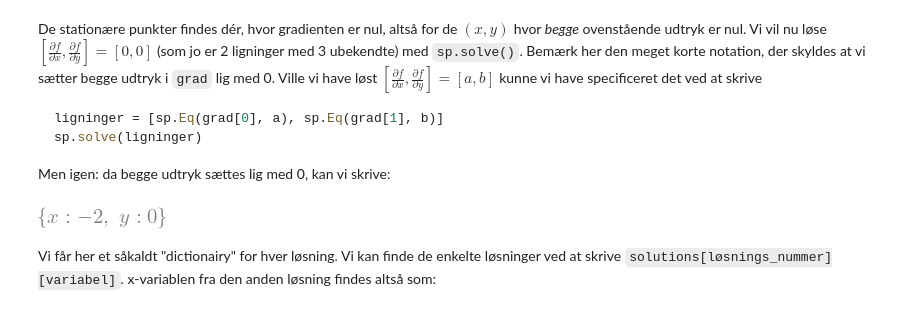
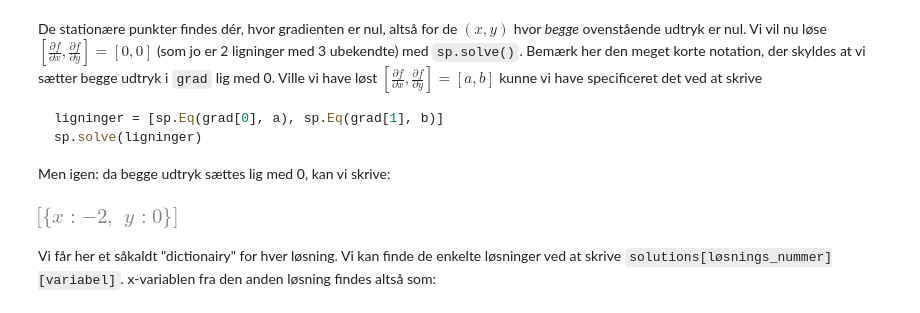
Before and after one commit to Focus9752/LinAlys, a Jupyter notebook: Stationære_punkter_mABC.ipynb, the cells around one changed output. Cells and saved outputs as stored; diff of their text form; code cells hidden in the pictures.

```diff
--- a/Stationære_punkter_mABC.ipynb
+++ b/Stationære_punkter_mABC.ipynb
@@ -36,10 +36,10 @@ Men igen: da begge udtryk sættes lig med 0, kan vi skrive:
 # %%
 sp.init_printing() # Init printing hjælper med at visualisere udtryk, når vi får flere fra en ligning
 
 solutions = sp.solve(grad)
-display(*solutions)
+display(solutions)
 # %% [output]
-[figure, old version]
+[figure, new version]
 # %% [markdown]
 Vi får her et såkaldt "dictionairy" for hver løsning. Vi kan finde de enkelte løsninger ved at skrive `solutions[løsnings_nummer][variabel]`. x-variablen fra den anden løsning findes altså som:
 # %%
```
Also changed, not shown: 1 other file.
